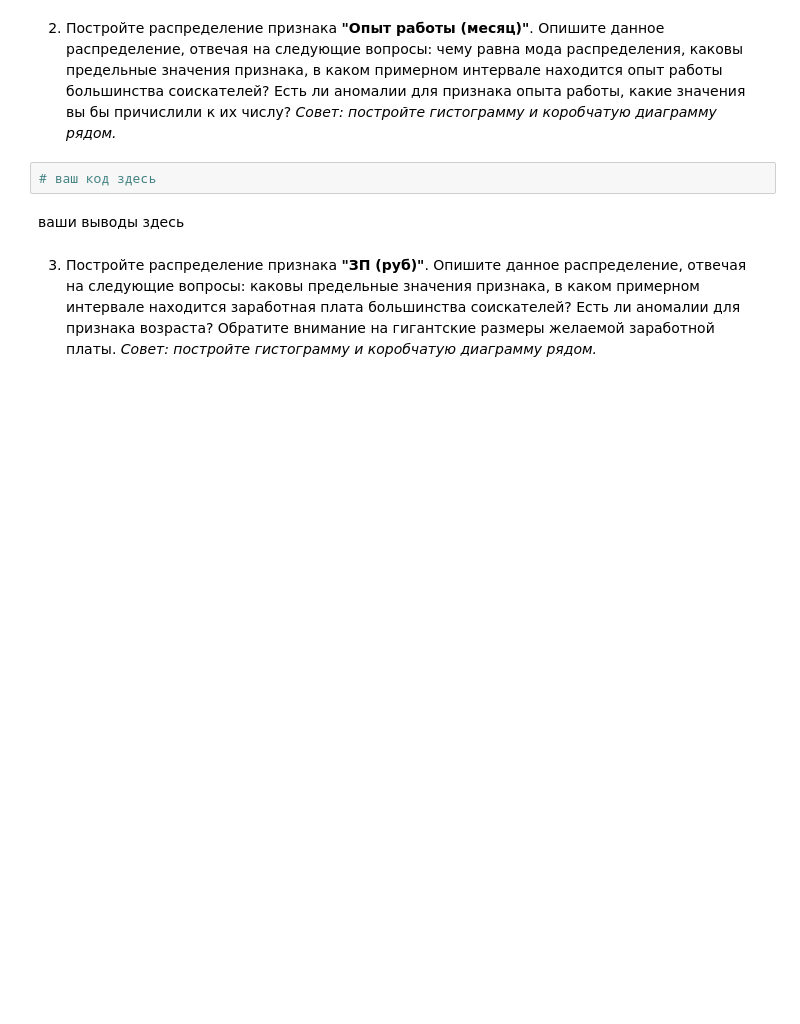
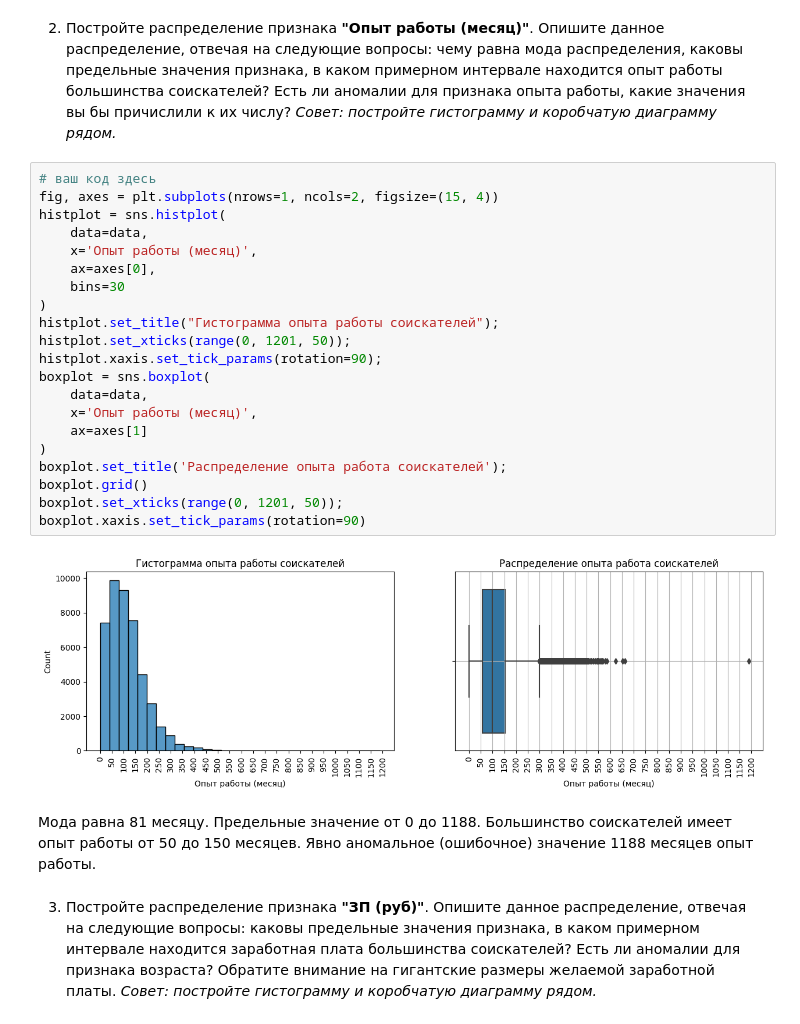
Before and after one commit to merrysam/Study, a Jupyter notebook: Project_1/Project-1._Ноутбук-шаблон.ipynb, the cells around one changed output. Saved outputs shown, nothing was run; the diff lists cells and outputs as text; blank space fills up the shorter version.

```diff
--- a/Project_1/Project-1._Ноутбук-шаблон.ipynb
+++ b/Project_1/Project-1._Ноутбук-шаблон.ipynb
@@ -387,8 +386,29 @@ memory usage: 4.3+ MB
 *Совет: постройте гистограмму и коробчатую диаграмму рядом.*
 # %%
 # ваш код здесь
+fig, axes = plt.subplots(nrows=1, ncols=2, figsize=(15, 4))
+histplot = sns.histplot(
+    data=data,
+    x='Опыт работы (месяц)',
+    ax=axes[0],
+    bins=30
+)
+histplot.set_title("Гистограмма опыта работы соискателей");
+histplot.set_xticks(range(0, 1201, 50));
+histplot.xaxis.set_tick_params(rotation=90);
+boxplot = sns.boxplot(
+    data=data,
+    x='Опыт работы (месяц)',
+    ax=axes[1]
+)
+boxplot.set_title('Распределение опыта работа соискателей');
+boxplot.grid()
+boxplot.set_xticks(range(0, 1201, 50));
+boxplot.xaxis.set_tick_params(rotation=90)
+# %% [output]
+[figure, added]
 # %% [markdown]
-ваши выводы здесь
+Мода равна 81 месяцу. Предельные значение от 0 до 1188. Большинство соискателей имеет опыт работы от 50 до 150 месяцев. Явно аномальное (ошибочное) значение 1188 месяцев опыт работы.
 # %% [markdown]
 3. Постройте распределение признака **"ЗП (руб)"**. Опишите данное распределение, отвечая на следующие вопросы: каковы предельные значения признака, в каком примерном интервале находится заработная плата большинства соискателей? Есть ли аномалии для признака возраста? Обратите внимание на гигантские размеры желаемой заработной платы.
 *Совет: постройте гистограмму и коробчатую диаграмму рядом.*
```
Also changed, not shown: parts of 4 cells of this notebook.
